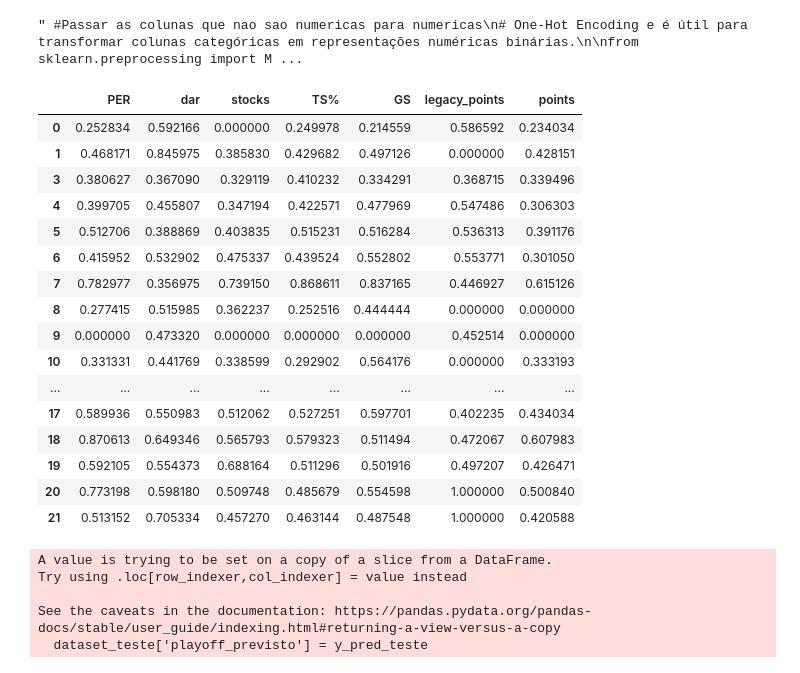
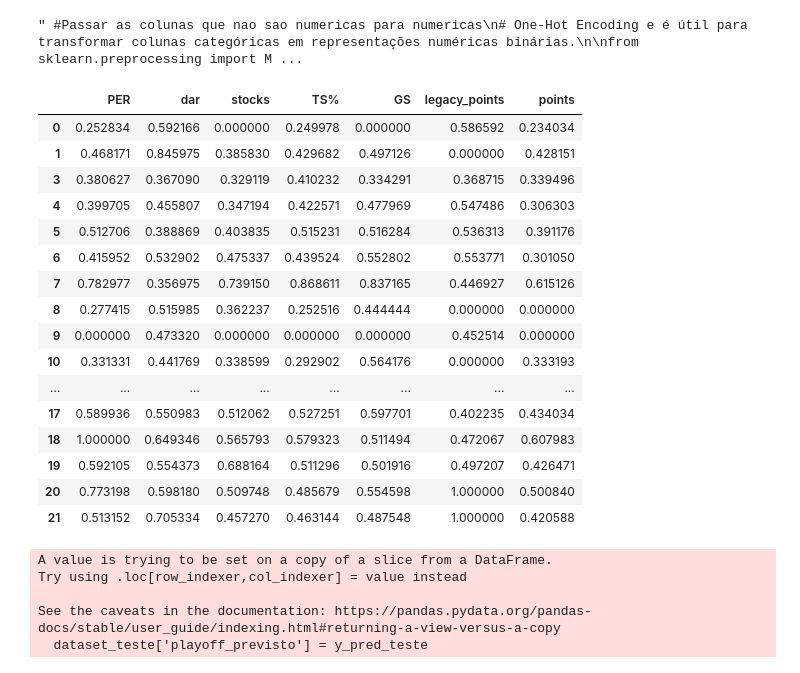
Before and after one commit to maxbper/AC, a Jupyter notebook: junta_2.ipynb, the cells around one changed output. Saved outputs shown, nothing was run; the diff lists cells and outputs as text; code cells hidden in the pictures.

```diff
--- a/junta_2.ipynb
+++ b/junta_2.ipynb
@@ -577,36 +577,36 @@ from sklearn.ensemble import RandomForestRegressor
 from sklearn.ensemble import GradientBoostingRegressor
 from sklearn.linear_model import LinearRegression
 from sklearn.linear_model import Ridge
 from sklearn.linear_model import Lasso
 from sklearn.linear_model import ElasticNet
 from sklearn.neural_network import MLPRegressor
 from tensorflow.keras.models import Sequential
 from tensorflow.keras.layers import Dense
 from sklearn.ensemble import ExtraTreesRegressor
 from sklearn.linear_model import ElasticNet
 import xgboost as xgb
 import lightgbm as lgb
 
 def scale_values(df):
-    df_scaled = df.applymap(lambda x: 1 if x > 0.9 else x)
-    df_scaled2 = df_scaled.applymap(lambda x: 0 if x < 0.2 else x)
+    df_scaled = df.applymap(lambda x: 1 if x > 0.87 else x)
+    df_scaled2 = df_scaled.applymap(lambda x: 0 if x < 0.23 else x)
     return df_scaled2
 
 # Features (X) e alvo (y)
 X_treino = dataset_treino[important_variable_names] #Antigamente 'PER', 'TS%', 'eFG%'
 y_treino = dataset_treino['playoff']
 
 X_teste = dataset_teste[important_variable_names]
 y_teste = dataset_teste['playoff']
 
 # Aplicando a transformação para dar mais valores a uns que a outros
 X_treino = scale_values(X_treino)
 X_teste = scale_values(X_teste)
 
 X_treino.head(20)
 # %% [output]
 |  | PER | dar | stocks | TS% | GS | legacy_points | points |
-| 0 | 0.252834 | 0.592166 | 0.000000 | 0.249978 | 0.214559 | 0.586592 | 0.234034 |
+| 0 | 0.252834 | 0.592166 | 0.000000 | 0.249978 | 0.000000 | 0.586592 | 0.234034 |
 | 1 | 0.468171 | 0.845975 | 0.385830 | 0.429682 | 0.497126 | 0.000000 | 0.428151 |
 | 3 | 0.380627 | 0.367090 | 0.329119 | 0.410232 | 0.334291 | 0.368715 | 0.339496 |
 | 4 | 0.399705 | 0.455807 | 0.347194 | 0.422571 | 0.477969 | 0.547486 | 0.306303 |
@@ -618,7 +618,7 @@ X_treino.head(20)
 | 10 | 0.331331 | 0.441769 | 0.338599 | 0.292902 | 0.564176 | 0.000000 | 0.333193 |
 | ... | ... | ... | ... | ... | ... | ... | ... |
 | 17 | 0.589936 | 0.550983 | 0.512062 | 0.527251 | 0.597701 | 0.402235 | 0.434034 |
-| 18 | 0.870613 | 0.649346 | 0.565793 | 0.579323 | 0.511494 | 0.472067 | 0.607983 |
+| 18 | 1.000000 | 0.649346 | 0.565793 | 0.579323 | 0.511494 | 0.472067 | 0.607983 |
 | 19 | 0.592105 | 0.554373 | 0.688164 | 0.511296 | 0.501916 | 0.497207 | 0.426471 |
 | 20 | 0.773198 | 0.598180 | 0.509748 | 0.485679 | 0.554598 | 1.000000 | 0.500840 |
 | 21 | 0.513152 | 0.705334 | 0.457270 | 0.463144 | 0.487548 | 1.000000 | 0.420588 |
```
Also changed, not shown: parts of 9 cells of this notebook, 1 other file.
